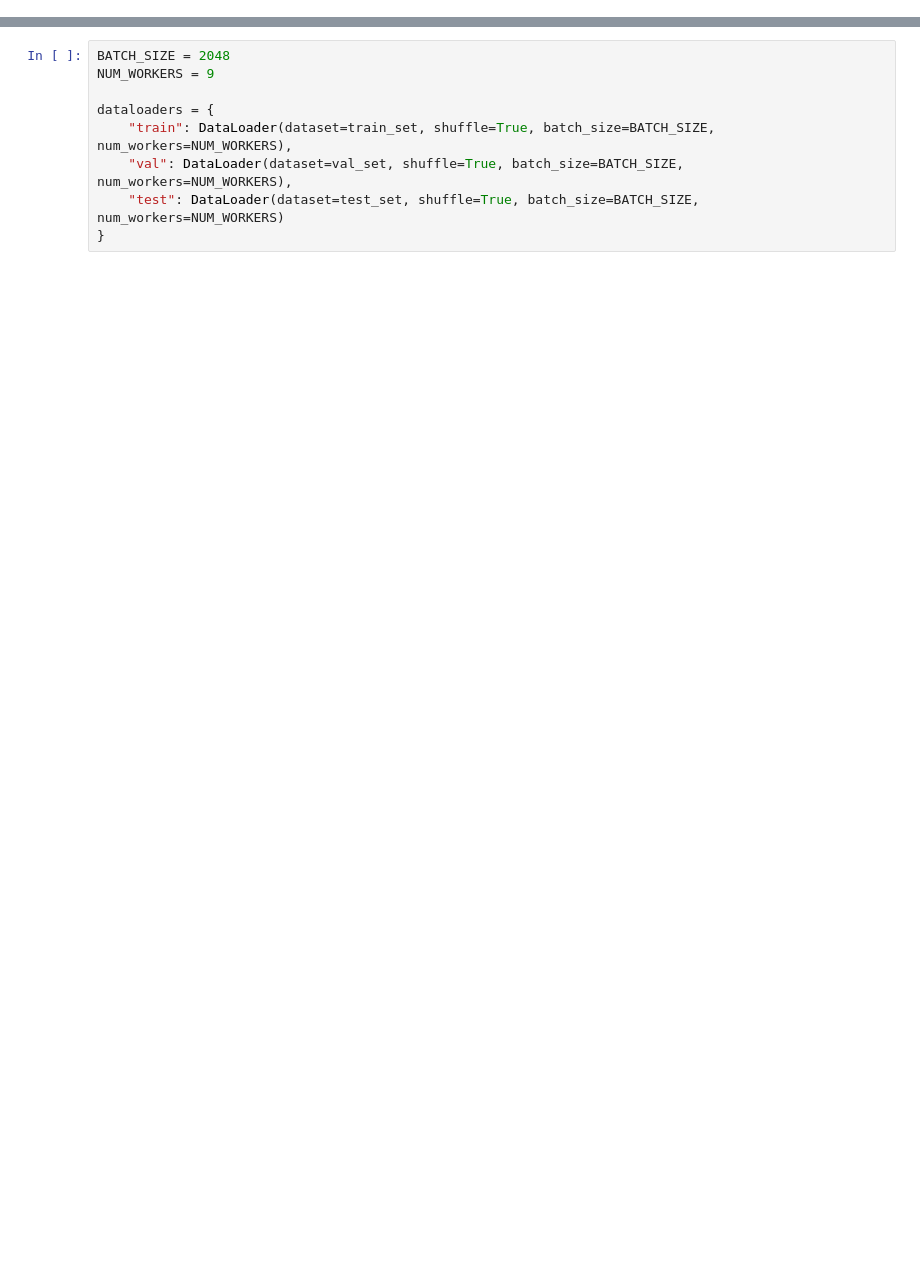
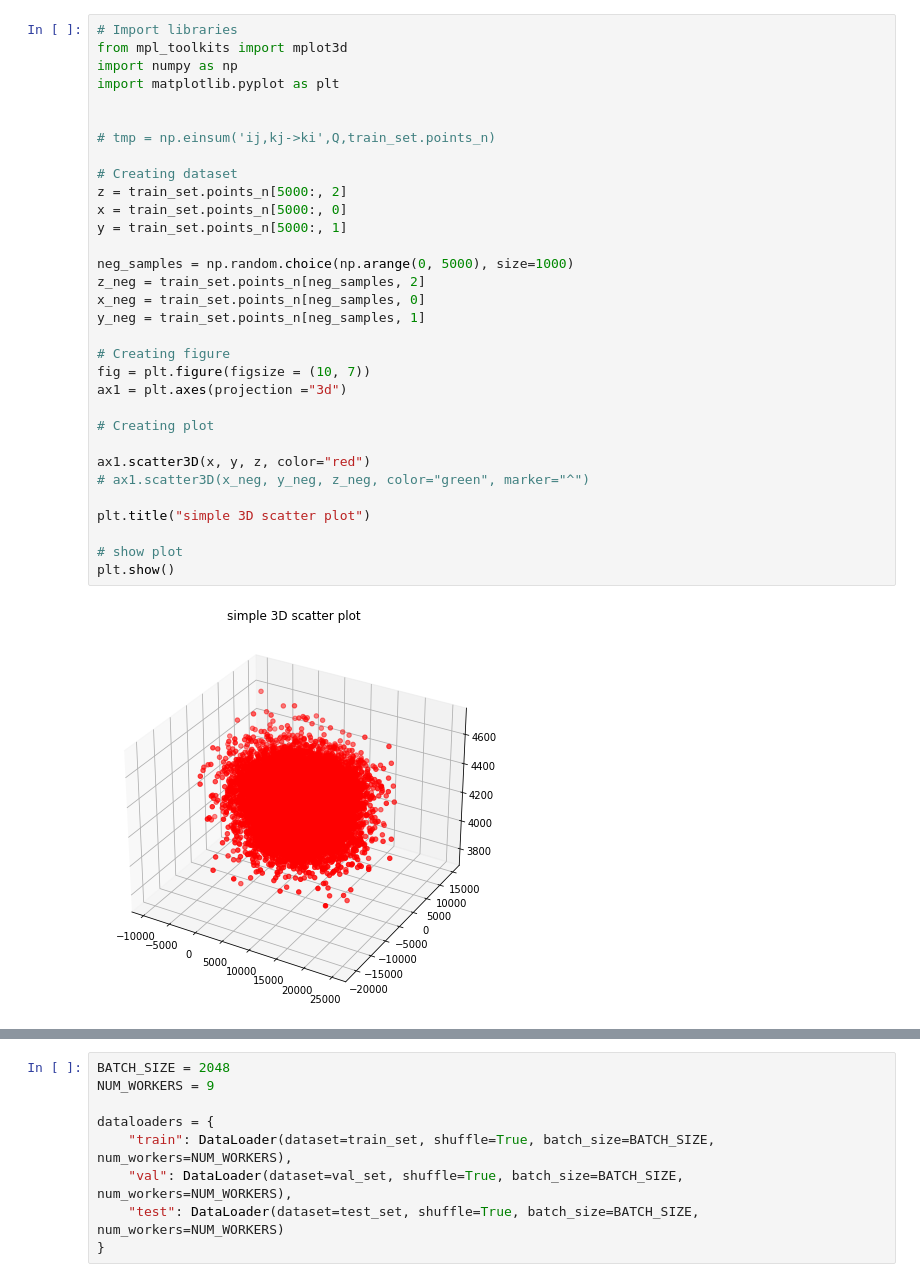
Before and after one commit to microsoft/distance-learner, a Jupyter notebook: notebooks/Experiment B - Learning Distance from a Classifier.ipynb, the cells around one changed output, grey strips where cells are left out. Cells and saved outputs as stored; diff of their text form; blank space fills up the shorter version.

```diff
--- a/notebooks/Experiment B - Learning Distance from a Classifier.ipynb
+++ b/notebooks/Experiment B - Learning Distance from a Classifier.ipynb
@@ -327,0 +572,34 @@ test_set = RandomSphere(**test_params)
+# %%
+# Import libraries
+from mpl_toolkits import mplot3d
+import numpy as np
+import matplotlib.pyplot as plt
+
+
+# tmp = np.einsum('ij,kj->ki',Q,train_set.points_n)
+
+# Creating dataset
+z = train_set.points_n[5000:, 2]
+x = train_set.points_n[5000:, 0]
+y = train_set.points_n[5000:, 1]
+
+neg_samples = np.random.choice(np.arange(0, 5000), size=1000)
+z_neg = train_set.points_n[neg_samples, 2]
+x_neg = train_set.points_n[neg_samples, 0]
+y_neg = train_set.points_n[neg_samples, 1]
+
+# Creating figure
+fig = plt.figure(figsize = (10, 7))
+ax1 = plt.axes(projection ="3d")
+
+# Creating plot
+
+ax1.scatter3D(x, y, z, color="red")
+# ax1.scatter3D(x_neg, y_neg, z_neg, color="green", marker="^")
+
+plt.title("simple 3D scatter plot")
+
+# show plot
+plt.show()
+# %% [output]
+[figure, added]
```
Also changed, not shown: parts of 34 cells of this notebook, 1 other file.
